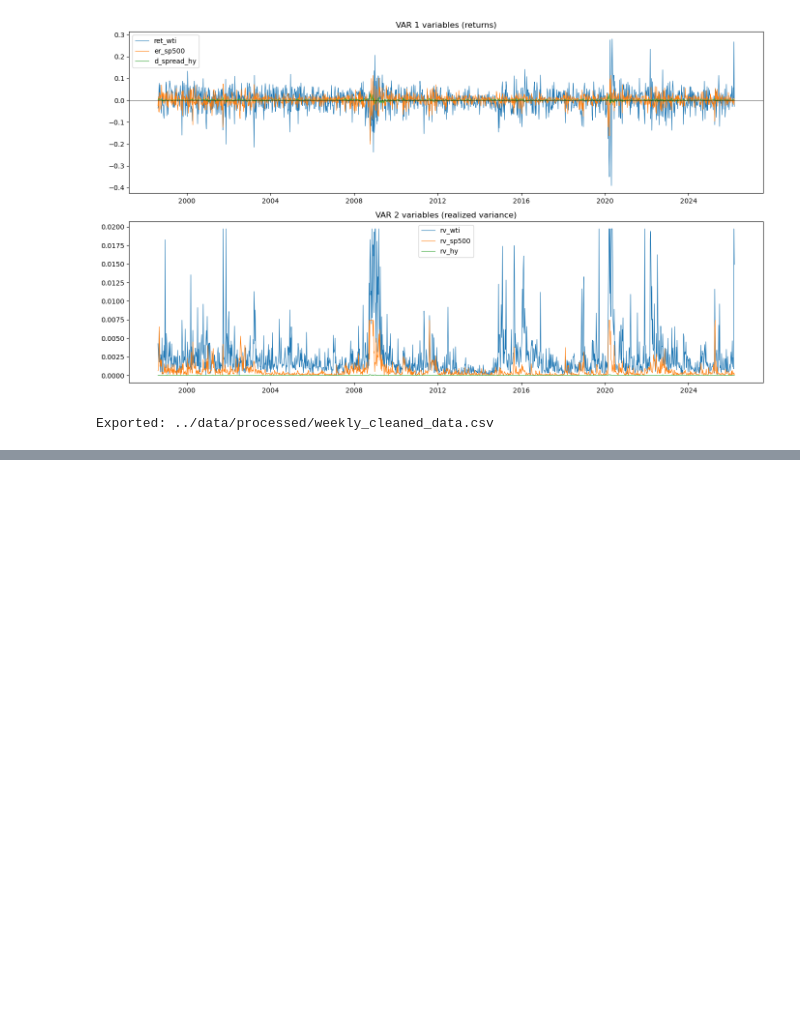
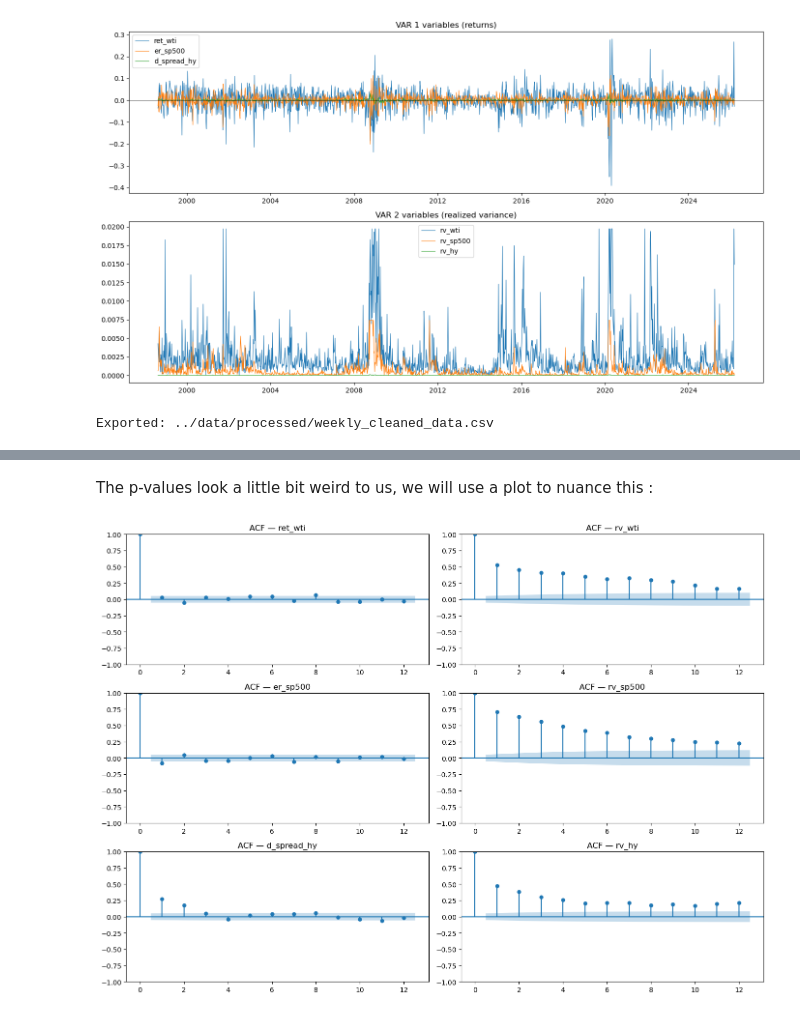
Before and after one commit to yvdri/emf-project-2026, a Jupyter notebook: notebooks/01_data_cleaning.ipynb, the cells around one changed output, grey strips where cells are left out. Drawn from its saved outputs; the diff is of its cells as text; code cells hidden in the pictures; blank space fills up the shorter version.

```diff
--- a/notebooks/01_data_cleaning.ipynb
+++ b/notebooks/01_data_cleaning.ipynb
@@ -200,0 +294,19 @@ Exported: ../data/processed/weekly_cleaned_data.csv
+# %% [markdown]
+The p-values look a little bit weird to us, we will use a plot to nuance this :
+# %%
+fig, axes = plt.subplots(3, 2, figsize=(14, 10))
+
+# Returns
+plot_acf(ret_wti.dropna(), lags=12, ax=axes[0,0], title="ACF — ret_wti")
+plot_acf(er_sp500.dropna(), lags=12, ax=axes[1,0], title="ACF — er_sp500")
+plot_acf(d_spread_hy.dropna(), lags=12, ax=axes[2,0], title="ACF — d_spread_hy")
+
+# Realized Variances
+plot_acf(rv_wti.dropna(), lags=12, ax=axes[0,1], title="ACF — rv_wti")
+plot_acf(rv_sp500.dropna(), lags=12, ax=axes[1,1], title="ACF — rv_sp500")
+plot_acf(rv_hy.dropna(), lags=12, ax=axes[2,1], title="ACF — rv_hy")
+
+plt.tight_layout()
+plt.show()
+# %% [output]
+[figure, added]
```
Also changed, not shown: parts of 6 cells of this notebook.
